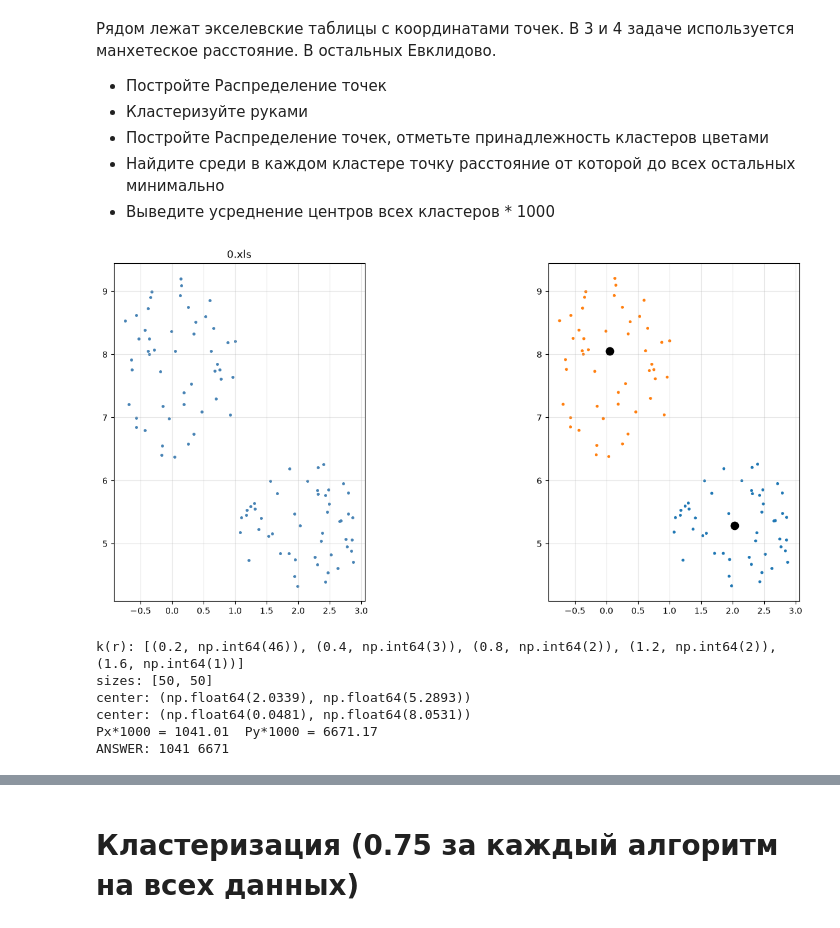
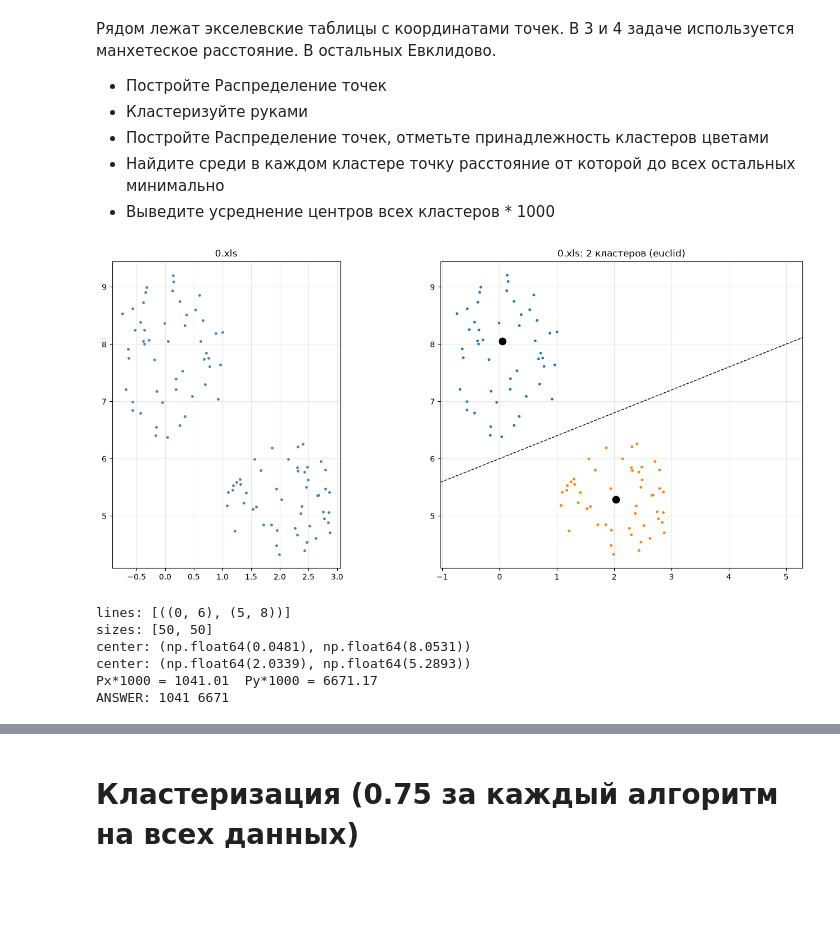
Before and after one commit to qwebetami/AESCML26, a Jupyter notebook: hw7/HW.ipynb, the cells around one changed output, grey strips where cells are left out. Saved outputs shown, nothing was run; the diff lists cells and outputs as text; code cells hidden in the pictures; blank space fills up the shorter version.

```diff
--- a/hw7/HW.ipynb
+++ b/hw7/HW.ipynb
@@ -13,10 +13,6 @@ import pandas as pd
 import numpy as np
 import matplotlib.pyplot as plt
 # %%
-plt.rcParams["figure.figsize"] = (14, 6)
-plt.rcParams["figure.dpi"] = 100
-
-
 def load_points(path):
     df = pd.read_excel(path, header=None)
     if isinstance(df.iloc[0, 0], str):
@@ -29,33 +25,20 @@ def pairwise(A, B, metric):
     return np.sqrt((d ** 2).sum(-1)) if metric == "euclid" else d.sum(-1)
 
 
-def cluster_by_hand(X, r, metric):
-    n = len(X)
-    cells = np.floor(X / r).astype(int)
-    grid = {}
-    for i, c in enumerate(map(tuple, cells)):
-        grid.setdefault(c, []).append(i)
+def side(X, p, q):
+    dx, dy = q[0] - p[0], q[1] - p[1]
+    n = np.hypot(dx, dy)
+    a, b = -dy / n, dx / n
+    return a * (X[:, 0] - p[0]) + b * (X[:, 1] - p[1])
 
-    labels = -np.ones(n, dtype=int)
-    k = 0
-    for start in range(n):
-        if labels[start] != -1:
-            continue
-        stack = [start]
-        labels[start] = k
-        while stack:
-            i = stack.pop()
-            cx, cy = cells[i]
-            cand = [j for dx in (-1, 0, 1) for dy in (-1, 0, 1)
-                    for j in grid.get((cx + dx, cy + dy), ())]
-            cand = np.array(cand)
-            cand = cand[labels[cand] == -1]
-            if len(cand) == 0:
-                continue
-            close = cand[pairwise(X[i][None], X[cand], metric)[0] <= r]
-            labels[close] = k
-            stack.extend(close.tolist())
-        k += 1
+
+def cluster_by_lines(X, lines):
+    labels = np.full(len(X), len(lines))
+    rest = np.ones(len(X), bool)
+    for k, (p, q) in enumerate(lines):
+        left = rest & (side(X, p, q) > 0)
+        labels[left] = k
+        rest &= ~left
     return labels
 
 
@@ -64,9 +47,9 @@ def cluster_center(P, metric):
     return P[int(S.argmin())]
 
 
-def solve(path, metric, r):
+def solve(path, metric, lines):
     X = load_points(path)
-    labels = cluster_by_hand(X, r, metric)
+    labels = cluster_by_lines(X, lines)
     k = labels.max() + 1
     centers = np.array([cluster_center(X[labels == c], metric) for c in range(k)])
     px, py = centers.mean(axis=0) * 1000
@@ -74,49 +57,51 @@ def solve(path, metric, r):
     fig, ax = plt.subplots(1, 2, constrained_layout=True)
 
     ax[0].scatter(X[:, 0], X[:, 1], s=6, c="steelblue")
     ax[0].set_title(path)
 
     cmap = plt.get_cmap("tab10")
     ax[1].scatter(X[:, 0], X[:, 1], s=6, c=[cmap(l % 10) for l in labels])
     ax[1].scatter(centers[:, 0], centers[:, 1], s=80, c="black", zorder=3)
+    for p, q in lines:
+        ax[1].axline(p, q, color="black", ls="--", lw=1)
+    ax[1].set_title(f"{path}: {k} кластеров ({metric})")
 
     for a in ax:
         a.set_aspect("equal")
         a.grid(alpha=0.3)
     plt.show()
 
-    print("k(r):", [(round(r * f, 2), cluster_by_hand(X, r * f, metric).max() + 1)
-                    for f in (0.25, 0.5, 1, 1.5, 2)])
+    print("lines:", lines)
     print("sizes:", np.bincount(labels).tolist())
     for c in centers:
         print("center:", tuple(np.round(c, 4)))
     print("Px*1000 =", round(px, 2), " Py*1000 =", round(py, 2))
     print("ANSWER:", int(px), int(py))
     print()
 
-    return dict(file=path, metric=metric, r=r, k=k, Px=int(px), Py=int(py))
+    return dict(file=path, metric=metric, k=k, Px=int(px), Py=int(py))
 
 
 TASKS = [
-    ("0.xls",  "euclid",    0.8),
-    ("1.xls",  "euclid",    0.2),
-    ("2.xlsx", "manhattan", 2.5),
-    ("3.xlsx", "manhattan", 2.0),
-    ("4.xlsx", "euclid",    1.5),
-    ("5.xlsx", "euclid",    0.7),
+    ("0.xls",  "euclid",    [((0, 6), (5, 8))]),
+    ("1.xls",  "euclid",    [((6, 0), (9, 2)), ((8, 1), (10, -0.7))]),
+    ("2.xlsx", "manhattan", [((23.5, 0), (23.5, 1))]),
+    ("3.xlsx", "manhattan", [((-11, 0), (-11, 1)), ((17, 0), (17, 1))]),
+    ("4.xlsx", "euclid",    [((0, 2.5), (4, 6))]),
+    ("5.xlsx", "euclid",    [((2, 0), (0, 2)), ((0, 3), (2, 6))]),
 ]
 
-answers = [solve(f, m, r) for f, m, r in TASKS]
+answers = [solve(f, m, lines) for f, m, lines in TASKS]
 summary = pd.DataFrame(answers).rename(columns={
-    "file": "файл", "metric": "метрика", "r": "r",
-    "k": "кластеров", "Px": "int(Px*1000)", "Py": "int(Py*1000)",
+    "file": "файл", "metric": "метрика", "k": "кластеров",
+    "Px": "int(Px*1000)", "Py": "int(Py*1000)",
 })
 display(summary)
 # %% [output]
-[figure, old version]
+[figure, new version]
-k(r): [(0.2, np.int64(46)), (0.4, np.int64(3)), (0.8, np.int64(2)), (1.2, np.int64(2)), (1.6, np.int64(1))]
+lines: [((0, 6), (5, 8))]
 sizes: [50, 50]
+center: (np.float64(0.0481), np.float64(8.0531))
 center: (np.float64(2.0339), np.float64(5.2893))
-center: (np.float64(0.0481), np.float64(8.0531))
 Px*1000 = 1041.01  Py*1000 = 6671.17
 ANSWER: 1041 6671
```
Also changed, not shown: parts of 1 cell of this notebook.
